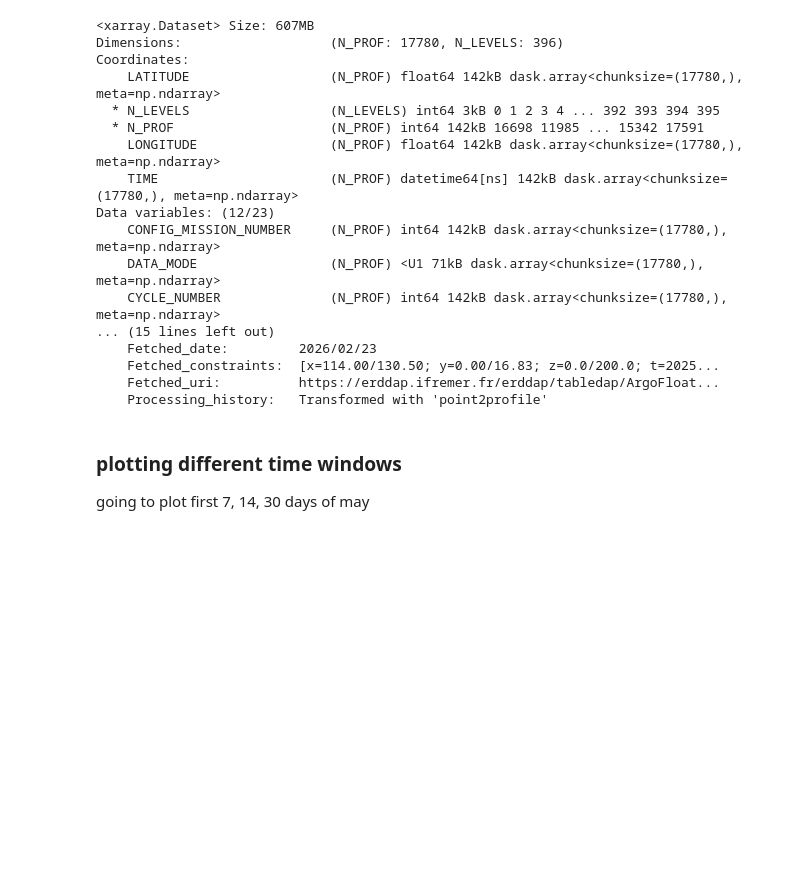
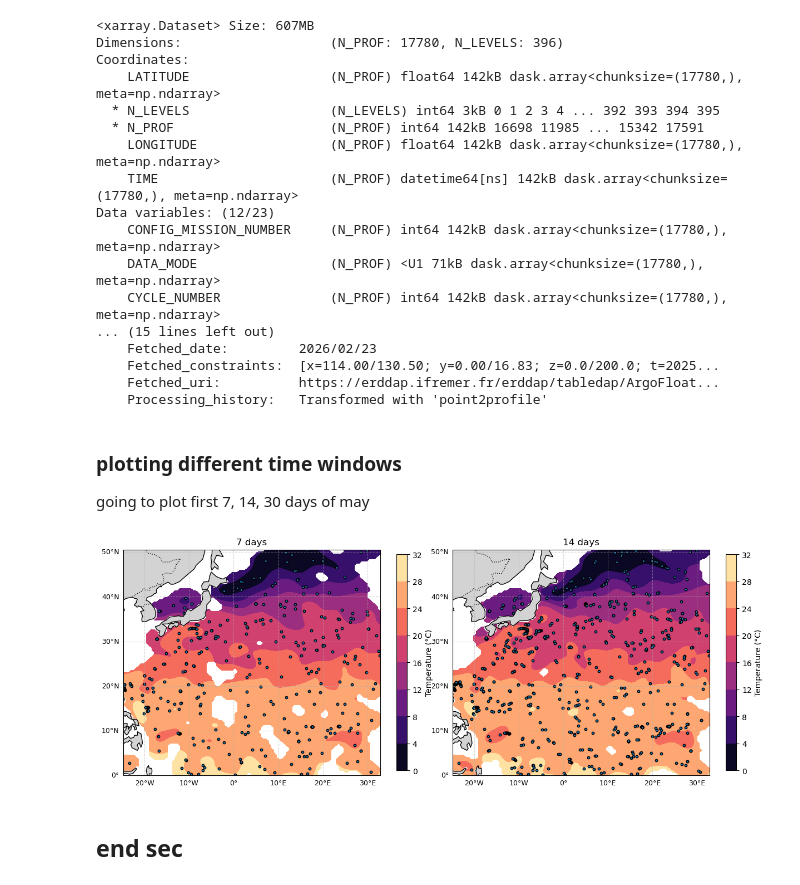
Before and after one commit to mlin706/CDA, a Jupyter notebook: Project 2/plotting.ipynb, the cells around one changed output. Drawn from its saved outputs; the diff is of its cells as text; code cells hidden in the pictures; blank space fills up the shorter version.

```diff
--- a/Project 2/plotting.ipynb
+++ b/Project 2/plotting.ipynb
@@ -45,8 +46,6 @@ Data variables: (12/23)
     Fetched_constraints:  [x=114.00/130.50; y=0.00/16.83; z=0.0/200.0; t=2025...
     Fetched_uri:          https://erddap.ifremer.fr/erddap/tabledap/ArgoFloat...
     Processing_history:   Transformed with 'point2profile'
-# %%
-ds['month'] = ds.TIME.dt.month
 # %% [markdown]
 ### plotting different time windows
 
@@ -60,8 +59,14 @@ window_14d = (
     pd.Timestamp('2025-05-01'), pd.Timestamp('2025-05-15')
 )
 window_1m = (
-    pd.Timestamp('2025-05-01'), pd.Timestamp('2025-06-01')
+    pd.Timestamp('2025-05-01'), pd.Timestamp('2025-06-16')
 )
+
+windows = [
+    window_7d,
+    window_14d,
+    window_1m
+]
 
 def select_timerange(ds, window):
     daily = ds.TIME.dt.round('1d').compute()
@@ -69,9 +74,9 @@ def select_timerange(ds, window):
 
     return ds.where(mask, drop=True)
 # %%
-def plot_obj_map(ds, ax, threshold=0.3):
+def plot_obj_map(ds, ax, threshold=0.8, projection=proj, cmap=mpl.colormaps['viridis']):
 
-    mp, ergrid, xg, yg = plom.calculate_objective_map(ds)
+    mp, ergrid, xg, yg = plom.calculate_objective_map(ds, nx = 100)# len(ds.N_PROF) // 4)
 
     land = regionmask.defined_regions.natural_earth_v5_0_0.land_110
     mask_land = land.mask(xg, yg)
@@ -83,9 +88,47 @@ def plot_obj_map(ds, ax, threshold=0.3):
 
     plot_mp = np.where(np.isnan(mask_land), masked_mp.T, np.nan)
 
-    im = ax.contourf(xg - mid_lon, yg, plot_mp)
-    #axs[0].scatter(xg, yg, transform=ccrs.PlateCarree())
-    plom.format_geoaxes(ax)
+    im = ax.contourf(xg - mid_lon, yg, plot_mp, transform=projection, cmap=cmap)
+    #plom.format_geoaxes(ax)
 
     return im
+# %%
+titles = [
+    '7 days', '14 days'
+]
+
+plot_proj = ccrs.PlateCarree(central_longitude=mid_lon)
+cmap = mpl.colormaps['magma']
+
+fig, axs = plt.subplots(1, 2, figsize=(12, 10), subplot_kw={'projection': proj})
+axs = axs.flatten()
+fig.tight_layout(h_pad=10)
+
+for axid, ax in enumerate(axs):
+
+    plot_ds = select_timerange(ds, windows[axid])
+
+    im = plot_obj_map(plot_ds, ax, projection=plot_proj, cmap=cmap)
+    ax.scatter(
+        plot_ds.LONGITUDE - mid_lon, plot_ds.LATITUDE,
+        transform = plot_proj,
+        s = 10, edgecolor='black'
+    )
+    plom.format_geoaxes(ax, crs=proj)
+
+    ax.set_title(f'{titles[axid]}')
+    cbar = fig.colorbar(
+        im,
+        ax=ax,
+        orientation='vertical',
+        shrink=0.4
+    )
+    cbar.set_label('Temperature (°C)')
+
+#fig.suptitle('Objective Maps over varying time windows')
+plt.show()
+# %% [output]
+[figure, added]
+# %% [markdown]
+## end sec
 # %%
```
Also changed, not shown: parts of 4 cells of this notebook, 2 other files.
